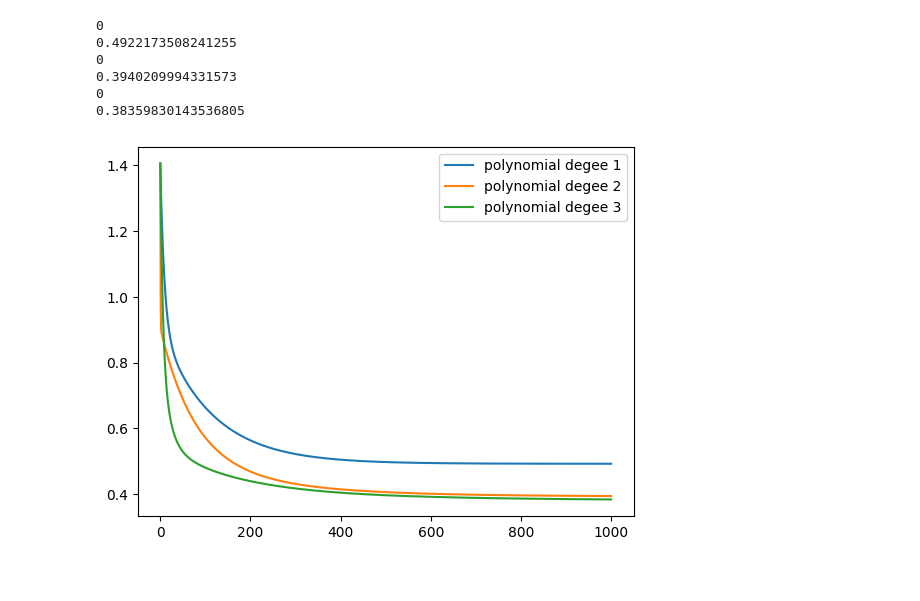
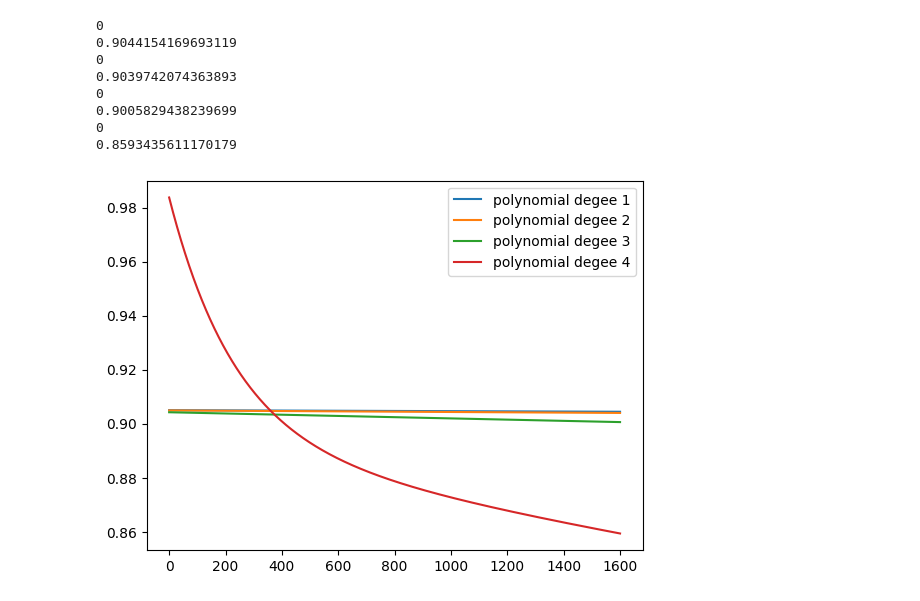
Before and after one commit to Yusup-Badiev/linear_regression, a Jupyter notebook: public_data_milti_variable_linear_regression/car_dataset_price_prediction.ipynb, the cells around one changed output. Drawn from its saved outputs; the diff is of its cells as text; code cells hidden in the pictures.

Commit message:
visualzie a train on 4th degree polynomial

```diff
--- a/public_data_milti_variable_linear_regression/car_dataset_price_prediction.ipynb
+++ b/public_data_milti_variable_linear_regression/car_dataset_price_prediction.ipynb
@@ -26,7 +26,7 @@ def run_grad_decent(x, y, w, b, alpha):
 
     return new_w, new_b
 
-def run_linear_regression(x, y, alpha = .004, iter = 1000):
+def run_linear_regression(x, y, alpha = .004, iter = 2000):
     j = x.shape[1]
     w = np.zeros([j, 1])
     b = 0
@@ -76,7 +76,7 @@ y = y / target_mean
 polynomial_architectures = [x]
 validation_set_architectures = [x]
 
-polynomial_degree = 3
+polynomial_degree = 4
 
 for _i in range(polynomial_degree-1):
     last_polygon = polynomial_architectures[-1]
@@ -112,36 +112,39 @@ for _i in range(polynomial_degree-1):
 
 for x in polynomial_architectures:
     for i in range(x.shape[1]):
         mean = x[:, i:i+1].mean()
         std_dev = x[:, i:i+1].std()
-        x[:, i:i+1] = (x[:, i:i+1] - mean) / std_dev
+        x[:, i:i+1] = (x[:, i:i+1] - mean) / std_dev / 100
 
 cost_histories = []
 
 for i in range(polynomial_degree):
     _,_, cost_history = run_linear_regression(polynomial_architectures[i], y)
     cost_histories.append(cost_history)
 
 for i in range(len(cost_histories)):
     x = cost_histories[i]
-    plt.plot(x, label = f"polynomial degee {i+1}")
+    # skip the first 400 training iterations in our visualiztion make the differaces in the lines in our graph visable.
+    plt.plot(x[400:], label = f"polynomial degee {i+1}")
 
 plt.legend()
 plt.show()
 
 for architecture in polynomial_architectures:
     # run_linear_regression(architecture, y)
     # Get train set x and y
     # Get validation set x and y
     # Train on train set
     # Save cost of traing set
     # Save cost of validation set
     pass
 # %% [output]
 0
-0.4922173508241255
+0.9044154169693119
 0
-0.3940209994331573
+0.9039742074363893
 0
-0.38359830143536805
+0.9005829438239699
+0
+0.8593435611170179
-[figure, old version]
+[figure, new version]
```
